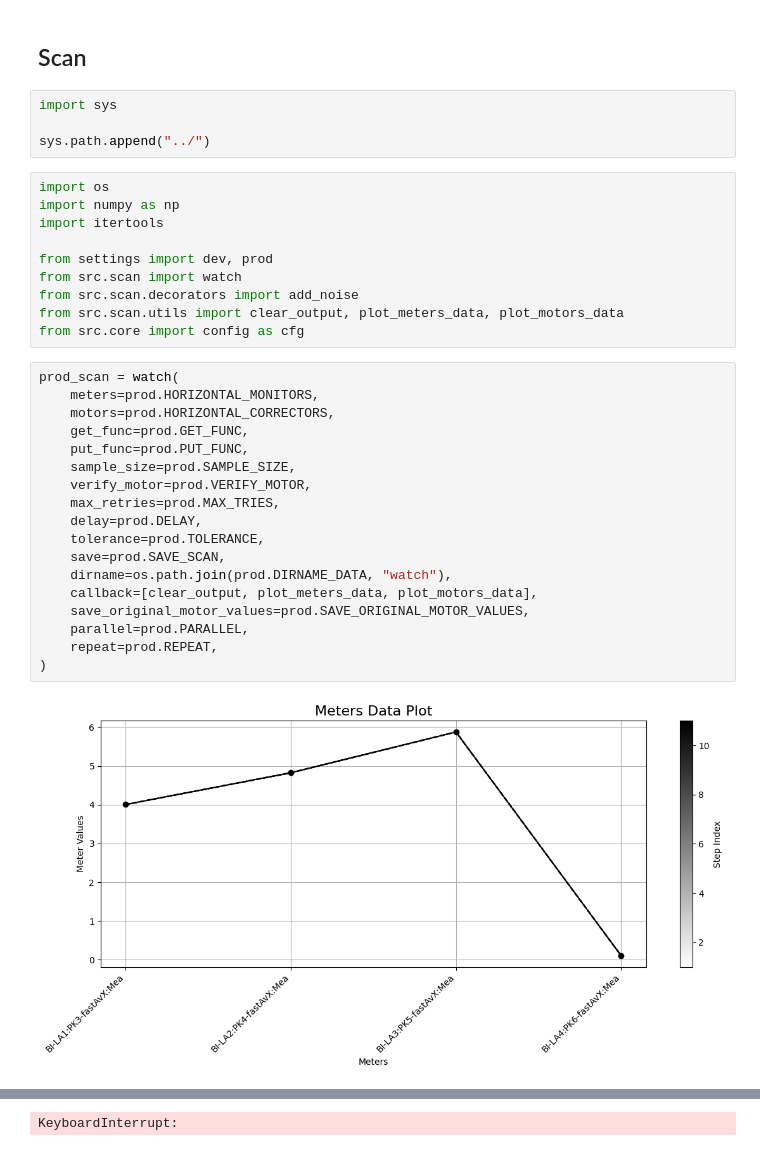
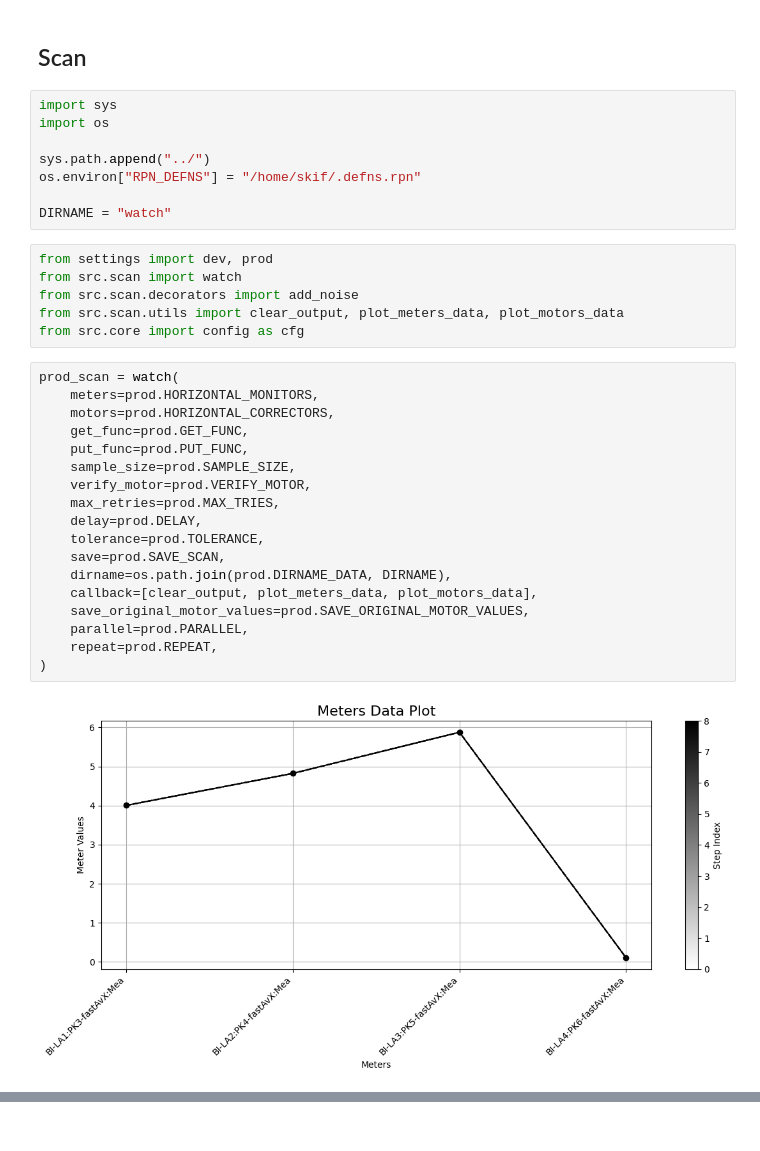
Before and after one commit to fuodorov/scaut, a Jupyter notebook: notebooks/watch.ipynb, the cells around one changed output, grey strips where cells are left out. Cells and saved outputs as stored; diff of their text form.

```diff
--- a/notebooks/watch.ipynb
+++ b/notebooks/watch.ipynb
@@ -2,13 +2,13 @@
 ## Scan
 # %%
 import sys
+import os
 
 sys.path.append("../")
+os.environ["RPN_DEFNS"] = "/home/skif/.defns.rpn"
+
+DIRNAME = "watch"
 # %%
-import os
-import numpy as np
-import itertools
-
 from settings import dev, prod
 from src.scan import watch
 from src.scan.decorators import add_noise
@@ -17,20 +17,20 @@ from src.core import config as cfg
 # %%
 prod_scan = watch(
     meters=prod.HORIZONTAL_MONITORS,
     motors=prod.HORIZONTAL_CORRECTORS,
     get_func=prod.GET_FUNC,
     put_func=prod.PUT_FUNC,
     sample_size=prod.SAMPLE_SIZE,
     verify_motor=prod.VERIFY_MOTOR,
     max_retries=prod.MAX_TRIES,
     delay=prod.DELAY,
     tolerance=prod.TOLERANCE,
     save=prod.SAVE_SCAN,
-    dirname=os.path.join(prod.DIRNAME_DATA, "watch"),
+    dirname=os.path.join(prod.DIRNAME_DATA, DIRNAME),
     callback=[clear_output, plot_meters_data, plot_motors_data],
     save_original_motor_values=prod.SAVE_ORIGINAL_MOTOR_VALUES,
     parallel=prod.PARALLEL,
     repeat=prod.REPEAT,
 )
 # %% [output]
-[figure, old version]
+[figure, new version]
@@ -38,4 +38,3 @@ prod_scan = watch(
-KeyboardInterrupt:
 # %%
 dev_scan = watch(
     meters=dev.HORIZONTAL_MONITORS,
```
Also changed, not shown: parts of 3 cells of this notebook, 4 other files.
